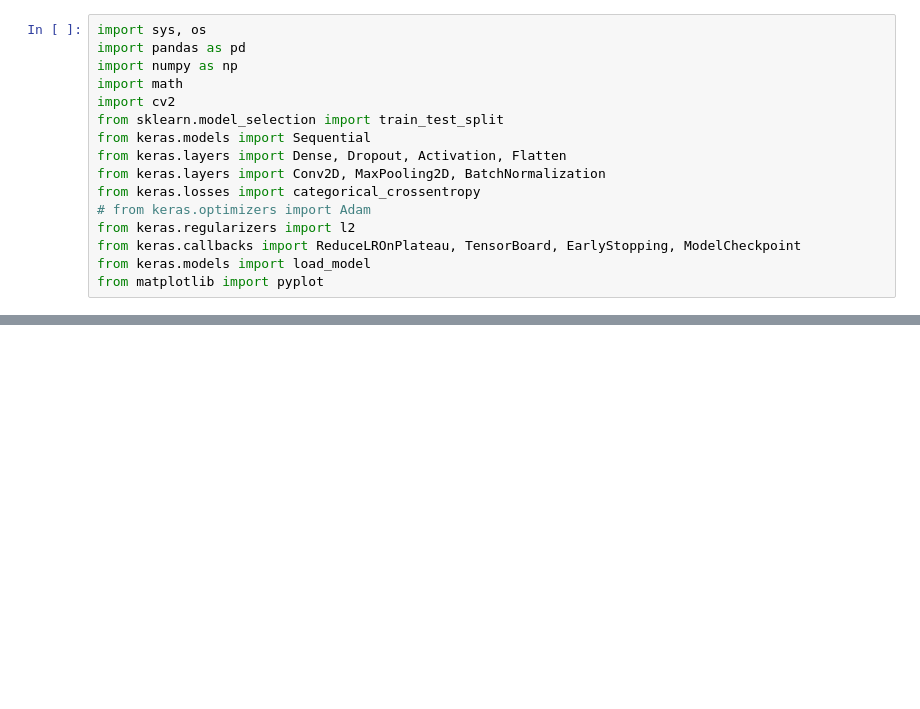
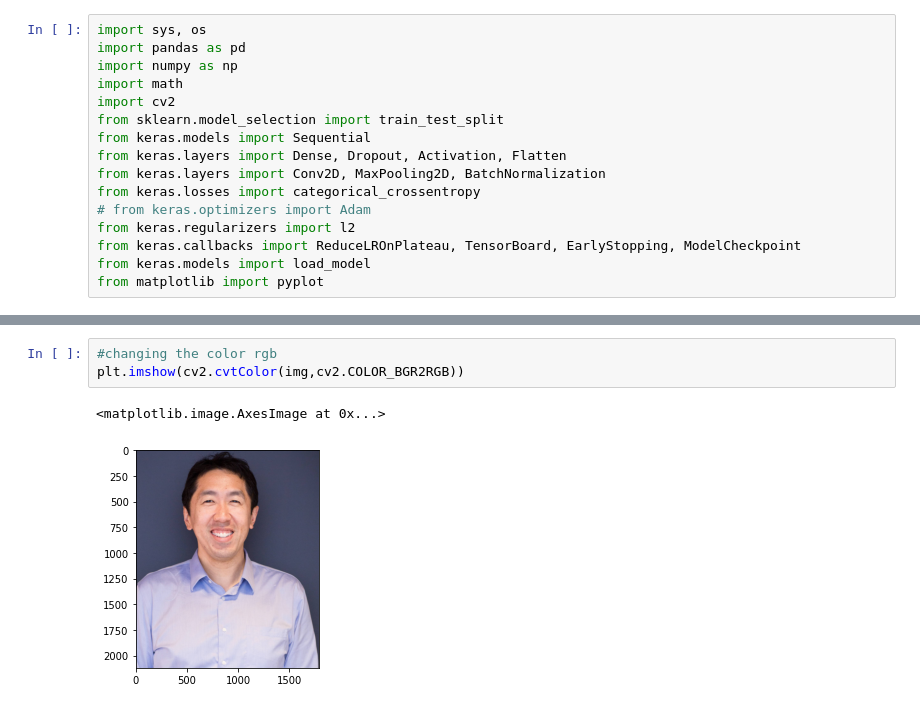
Before and after one commit to Ashik9576/Live-Class-Monitoring-System-Face-emotion-Recognition-, a Jupyter notebook: Face_Emotion_Recognition_Ashik.ipynb, the cells around one changed output, grey strips where cells are left out. Cells and saved outputs as stored; diff of their text form; blank space fills up the shorter version.

```diff
--- a/Face_Emotion_Recognition_Ashik.ipynb
+++ b/Face_Emotion_Recognition_Ashik.ipynb
@@ -106,0 +120,6 @@ from matplotlib import pyplot
+# %%
+#changing the color rgb
+plt.imshow(cv2.cvtColor(img,cv2.COLOR_BGR2RGB))
+# %% [output]
+<matplotlib.image.AxesImage at 0x...>
+[figure, added]
```
Also changed, not shown: parts of 8 cells of this notebook.
